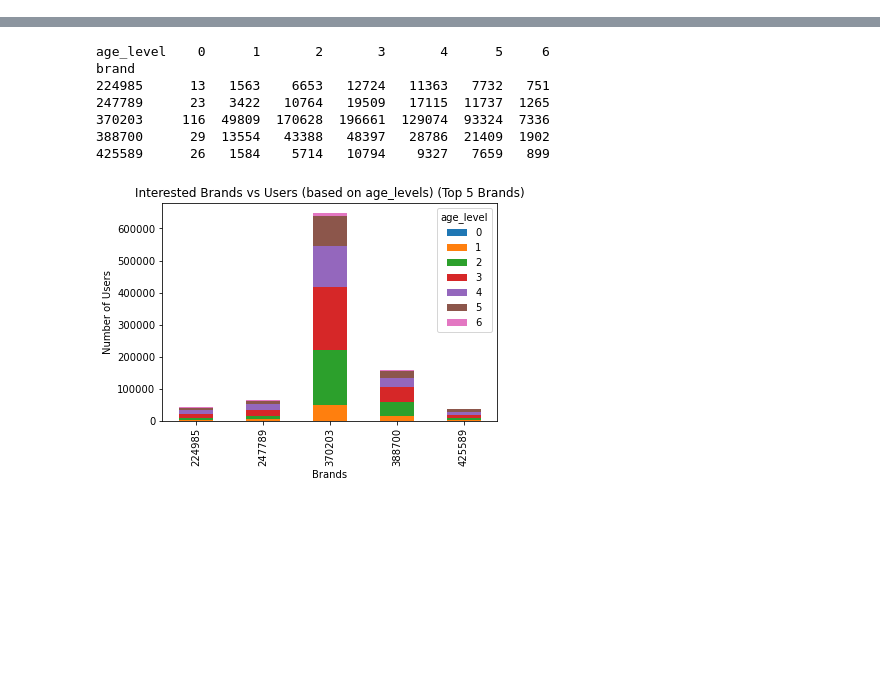
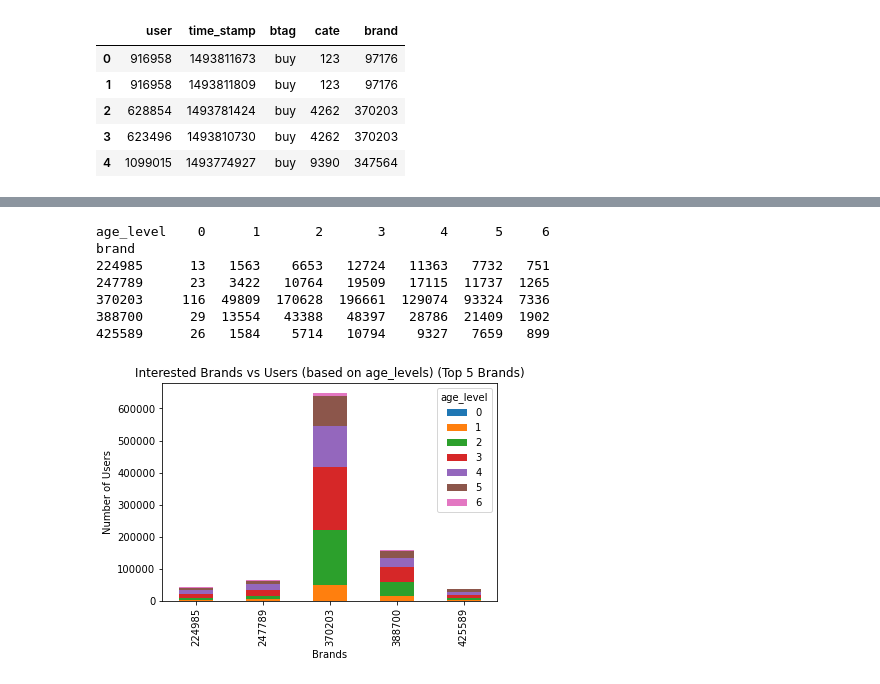
Before and after one commit to rishucoding/spml_dlrm_attacks, a Jupyter notebook: SPML.ipynb, the cells around one changed output, grey strips where cells are left out. Cells and saved outputs as stored; diff of their text form; code cells hidden in the pictures; blank space fills up the shorter version.

```diff
--- a/SPML.ipynb
+++ b/SPML.ipynb
@@ -51,0 +65,9 @@ print(unique_age_levels)
+# %%
+buy_behavior.head(5)
+# %% [output]
+|  | user | time_stamp | btag | cate | brand |
+| 0 | 916958 | 1493811673 | buy | 123 | 97176 |
+| 1 | 916958 | 1493811809 | buy | 123 | 97176 |
+| 2 | 628854 | 1493781424 | buy | 4262 | 370203 |
+| 3 | 623496 | 1493810730 | buy | 4262 | 370203 |
+| 4 | 1099015 | 1493774927 | buy | 9390 | 347564 |
```
Also changed, not shown: parts of 12 cells of this notebook.
